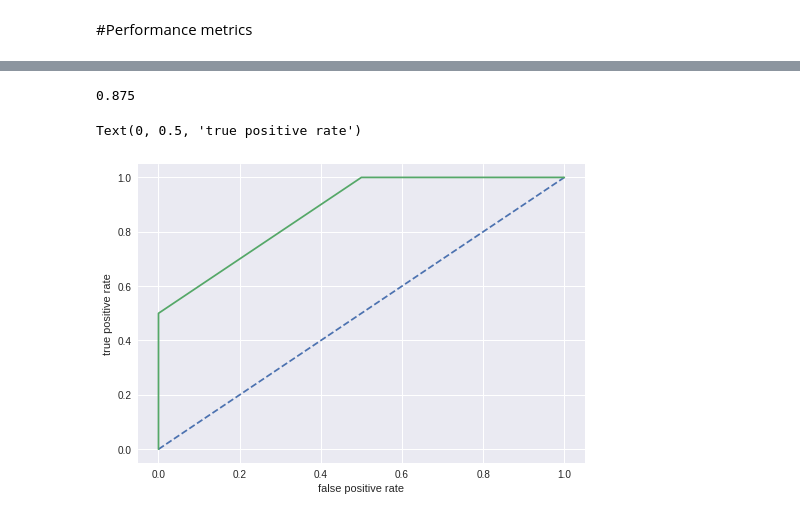
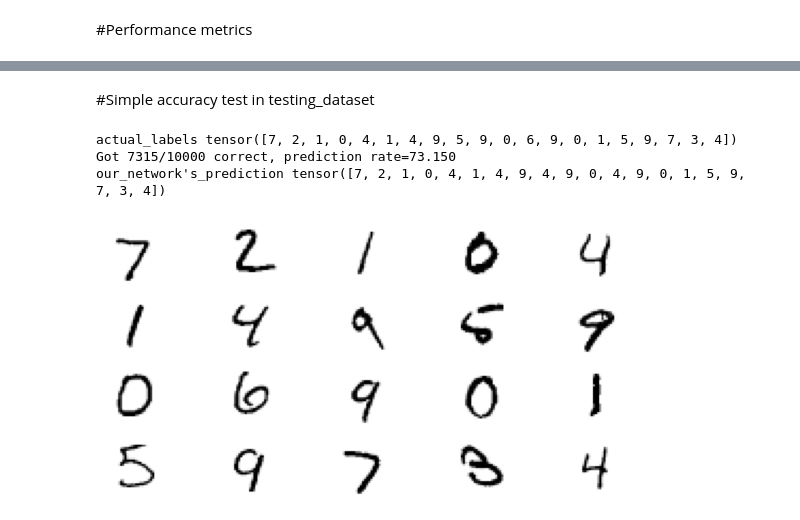
Before and after one commit to phantom-balance/TEP, a Jupyter notebook: weekly_task_ML.ipynb, the cells around one changed output, grey strips where cells are left out. Drawn from its saved outputs; the diff is of its cells as text; code cells hidden in the pictures.

```diff
--- a/weekly_task_ML.ipynb
+++ b/weekly_task_ML.ipynb
@@ -255,0 +216,16 @@ print(y_true)
+# %%
+test_loader=DataLoader(dataset=test_dataset,batch_size=10000,shuffle=False)
+
+y_pred = []
+y_true = []
+y_prob = torch.double
+
+
+with torch.no_grad():
+  for data, labels in test_loader:
+    scores = model(data.squeeze(1))
+    prob = nn.Softmax(dim=1)
+    y_prob = prob(scores)
+    _, prediction = scores.max(1)
+    y_pred.extend(prediction)
+    y_true.extend(labels)
@@ -351,15 +321,43 @@ plt.legend(loc='lower right')
-# %%
-actual=[0,0,1,1,1,1,0,0]
-predic=[0.1,0.8,0.1,0.8,1,1,0,0] # this should be probability hai
-fpr, tpr, threshold = roc_curve(actual, predic)
-auc_score = roc_auc_score(actual, predic)
-#print(confusion_matrix(actual, predic))
-print(auc_score)
-plt.plot([0,1], [0,1], ls='--')
-plt.plot(fpr, tpr)
-plt.xlabel('false positive rate')
-plt.ylabel('true positive rate')
-# %% [output]
-0.875
-Text(0, 0.5, 'true positive rate')
-[figure, removed]
+# %% [markdown]
+#Simple accuracy test in testing_dataset
+# %%
+# Accuracy testing for TESTING data
+
+data, labelss = next(iter(test_loader))
+print("actual_labels",labelss[:20])
+Predictions = []
+def check_accuracy(data, targets, model):
+    num_correct = 0
+    num_samples = 0
+    model.eval()
+    with torch.no_grad():
+      x=data
+      y=targets
+      x=x.to(device=device).squeeze(1)
+      y=y.to(device=device)
+      scores=model(x)
+
+      _, prediction= scores.max(1)
+      Predictions.append(prediction)
+      num_correct+=(prediction==y).sum()
+      num_samples+=prediction.size(0)
+
+    print(f'Got {num_correct}/{num_samples} correct, prediction rate={float(num_correct)/float(num_samples)*100:.3f}')
+    model.train()
+
+check_accuracy(data, labelss, model)
+label = []
+print("our_network's_prediction",Predictions[0][:20])
+
+
+plt.figure(figsize=(10,5))
+for i in range(20):
+  plt.subplot(4, 5, i+1)
+  plt.imshow(data[i].squeeze().numpy())
+  label.append(targets)
+  plt.axis('off')
+# %% [output]
+actual_labels tensor([7, 2, 1, 0, 4, 1, 4, 9, 5, 9, 0, 6, 9, 0, 1, 5, 9, 7, 3, 4])
+Got 7315/10000 correct, prediction rate=73.150
+our_network's_prediction tensor([7, 2, 1, 0, 4, 1, 4, 9, 4, 9, 0, 4, 9, 0, 1, 5, 9, 7, 3, 4])
+[figure, added]
```
Also changed, not shown: parts of 27 cells of this notebook.
